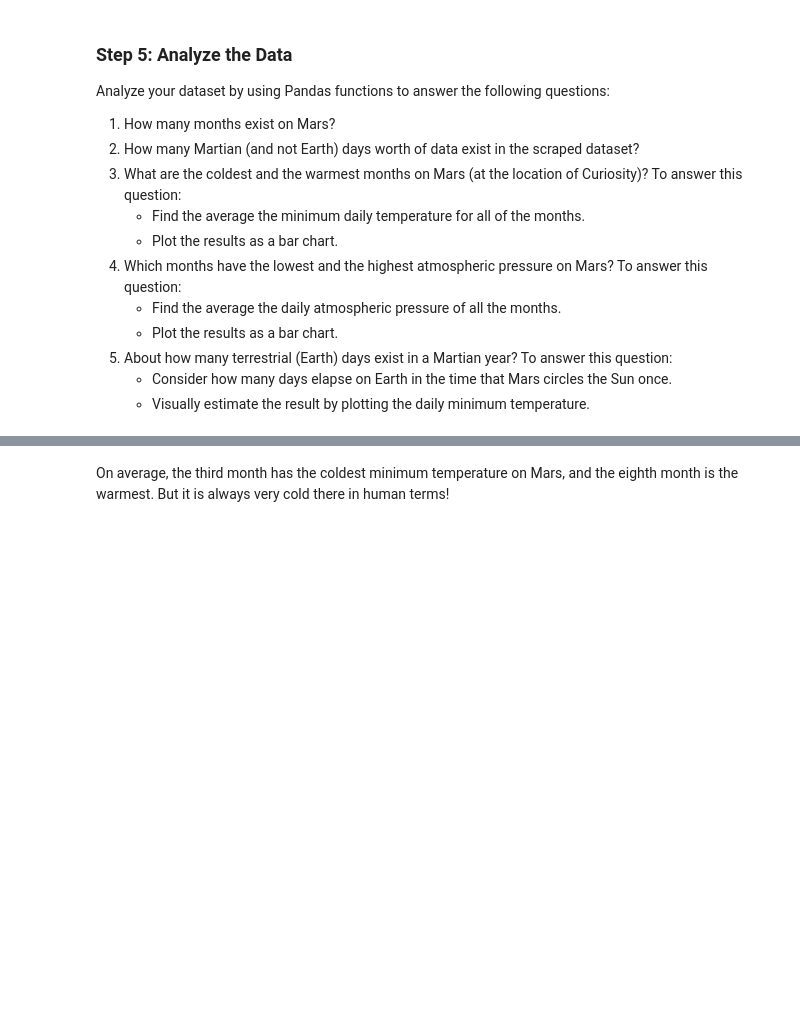
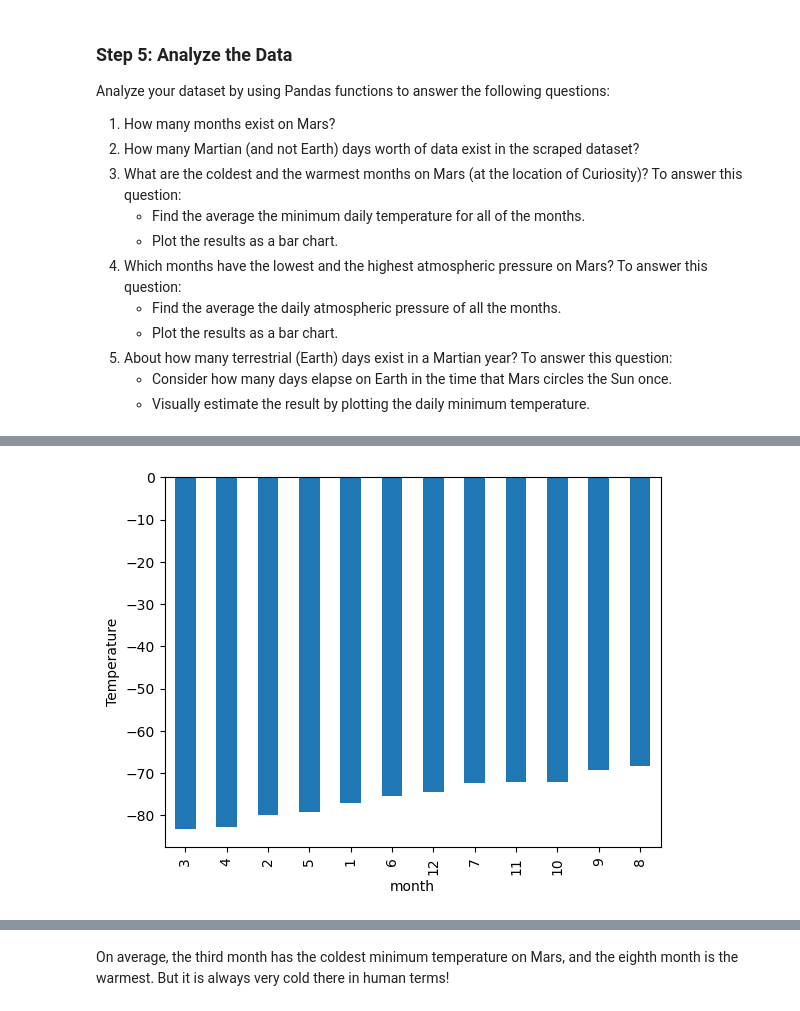
Before and after one commit to KDR9577/Mars-news, a Jupyter notebook: part_2_mars_weather.ipynb, the cells around one changed output, grey strips where cells are left out. Saved outputs shown, nothing was run; the diff lists cells and outputs as text; code cells hidden in the pictures; blank space fills up the shorter version.

```diff
--- a/part_2_mars_weather.ipynb
+++ b/part_2_mars_weather.ipynb
@@ -166,4 +230,9 @@ mars_df["month"].
 # %%
 # Identify the coldest and hottest months in Curiosity's location
+min_temp.sort_values().plot(kind="bar")
+plt.ylabel("Temperature")
+plt.show()
+# %% [output]
+[figure, added]
 # %%
 # 4. Average pressure by Martian month
```
Also changed, not shown: parts of 12 cells of this notebook, 1 other file.
